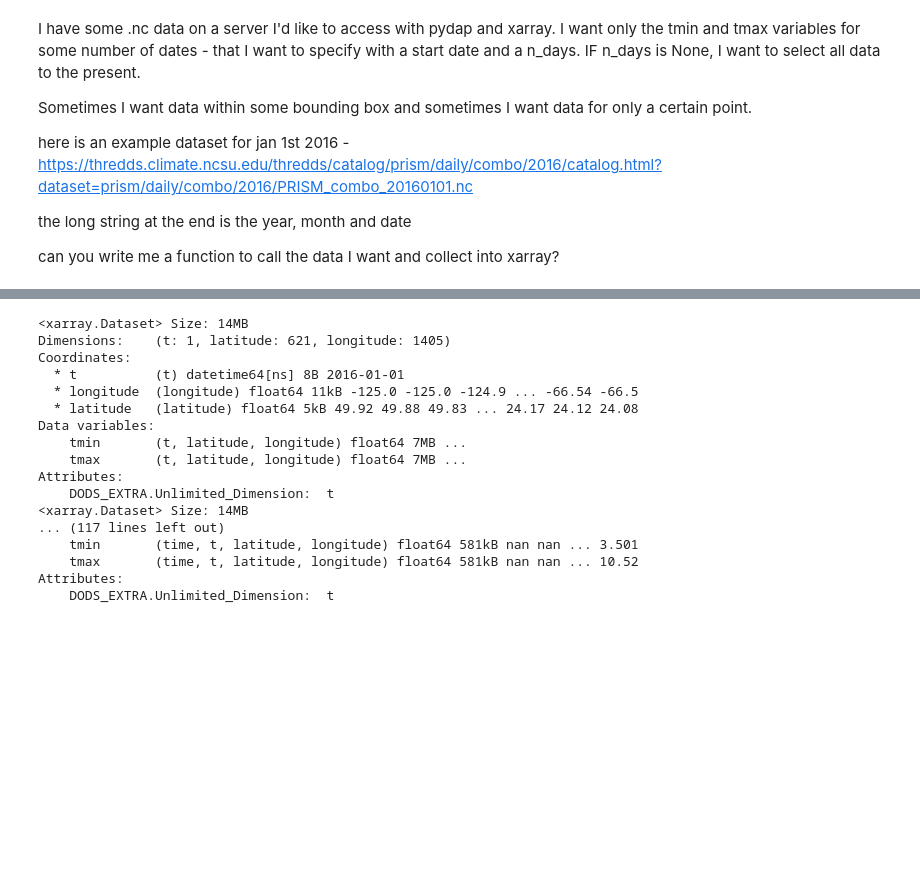
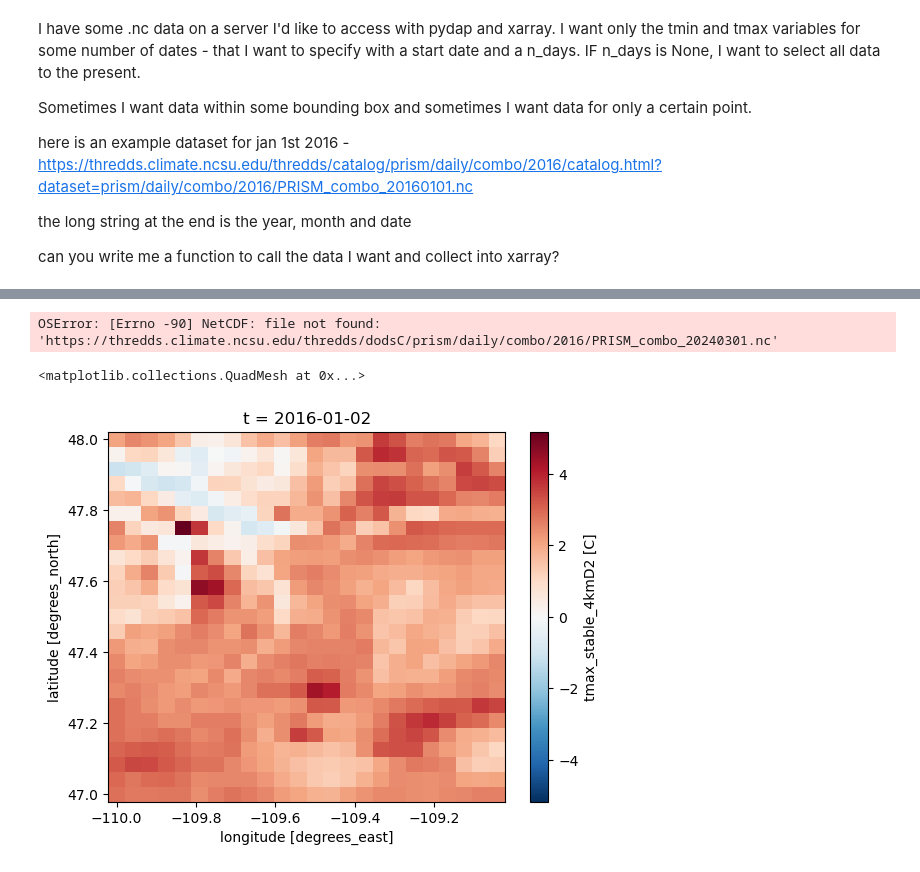
Before and after one commit to ThomWorm/FruitFlyPheno, a Jupyter notebook: notebooks/thredds_test.ipynb, the cells around one changed output, grey strips where cells are left out. Cells and saved outputs as stored; diff of their text form; code cells hidden in the pictures; blank space fills up the shorter version.

```diff
--- a/notebooks/thredds_test.ipynb
+++ b/notebooks/thredds_test.ipynb
@@ -78,7 +72,7 @@ def fetch_thredds_data(base_url, start_date, n_days=None, bbox=None, point=None)
         #print(ds)
         # Select tmin and tmax variables
         ds = ds[['tmin', 'tmax']]
-        print(ds)
+        #print(ds)
         # Apply bounding box or point selection if specified
         if bbox is not None:
             lon_min, lon_max, lat_min, lat_max = bbox
@@ -91,37 +85,26 @@ def fetch_thredds_data(base_url, start_date, n_days=None, bbox=None, point=None)
         datasets.append(ds)
 
     # Combine all datasets into a single xarray Dataset
-    combined_ds = xr.concat(datasets, dim='time')
+    combined_ds = xr.concat(datasets, dim='t')
 
     return combined_ds
 
 # Example usage
 base_url = "https://thredds.climate.ncsu.edu/thredds/dodsC/prism/daily/combo/2016"
-start_date = "2016-01-01"
-n_days = 10
-bbox = (-125, -124, 48, 47)  # Example bounding box (lon_min, lon_max, lat_min, lat_max)
+start_date = "2024-03-01"
+n_days = 20
+bbox = (-110, -109, 48, 47)  # Example bounding box (lon_min, lon_max, lat_min, lat_max)
 point = None  # Example point (lon, lat)
 
 data = fetch_thredds_data(base_url, start_date, n_days, bbox, point)
 print(data)
 # %% [output]
-<xarray.Dataset> Size: 14MB
-Dimensions:    (t: 1, latitude: 621, longitude: 1405)
-Coordinates:
-  * t          (t) datetime64[ns] 8B 2016-01-01
-  * longitude  (longitude) float64 11kB -125.0 -125.0 -124.9 ... -66.54 -66.5
-  * latitude   (latitude) float64 5kB 49.92 49.88 49.83 ... 24.17 24.12 24.08
-Data variables:
-    tmin       (t, latitude, longitude) float64 7MB ...
-    tmax       (t, latitude, longitude) float64 7MB ...
-Attributes:
-    DODS_EXTRA.Unlimited_Dimension:  t
-<xarray.Dataset> Size: 14MB
-... (117 lines left out)
-    tmin       (time, t, latitude, longitude) float64 581kB nan nan ... 3.501
-    tmax       (time, t, latitude, longitude) float64 581kB nan nan ... 10.52
-Attributes:
-    DODS_EXTRA.Unlimited_Dimension:  t
+OSError: [Errno -90] NetCDF: file not found: 'https://thredds.climate.ncsu.edu/thredds/dodsC/prism/daily/combo/2016/PRISM_combo_20240301.nc'
+# %%
+data['tmax'].isel(t=1).plot()
+# %% [output]
+<matplotlib.collections.QuadMesh at 0x...>
+[figure, added]
 # %%
 import xarray as xr
 import pandas as pd
```
Also changed, not shown: parts of 13 cells of this notebook, 5 other files.
